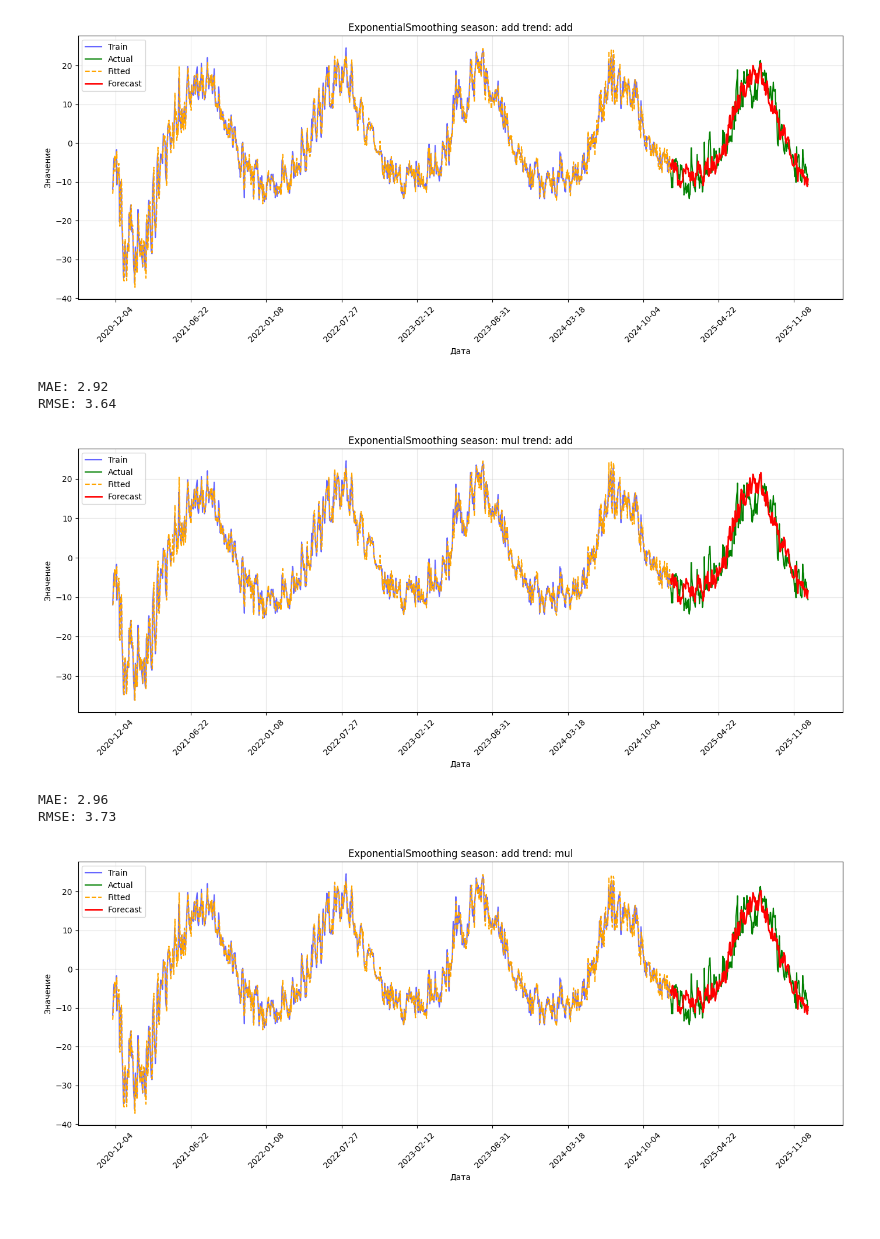
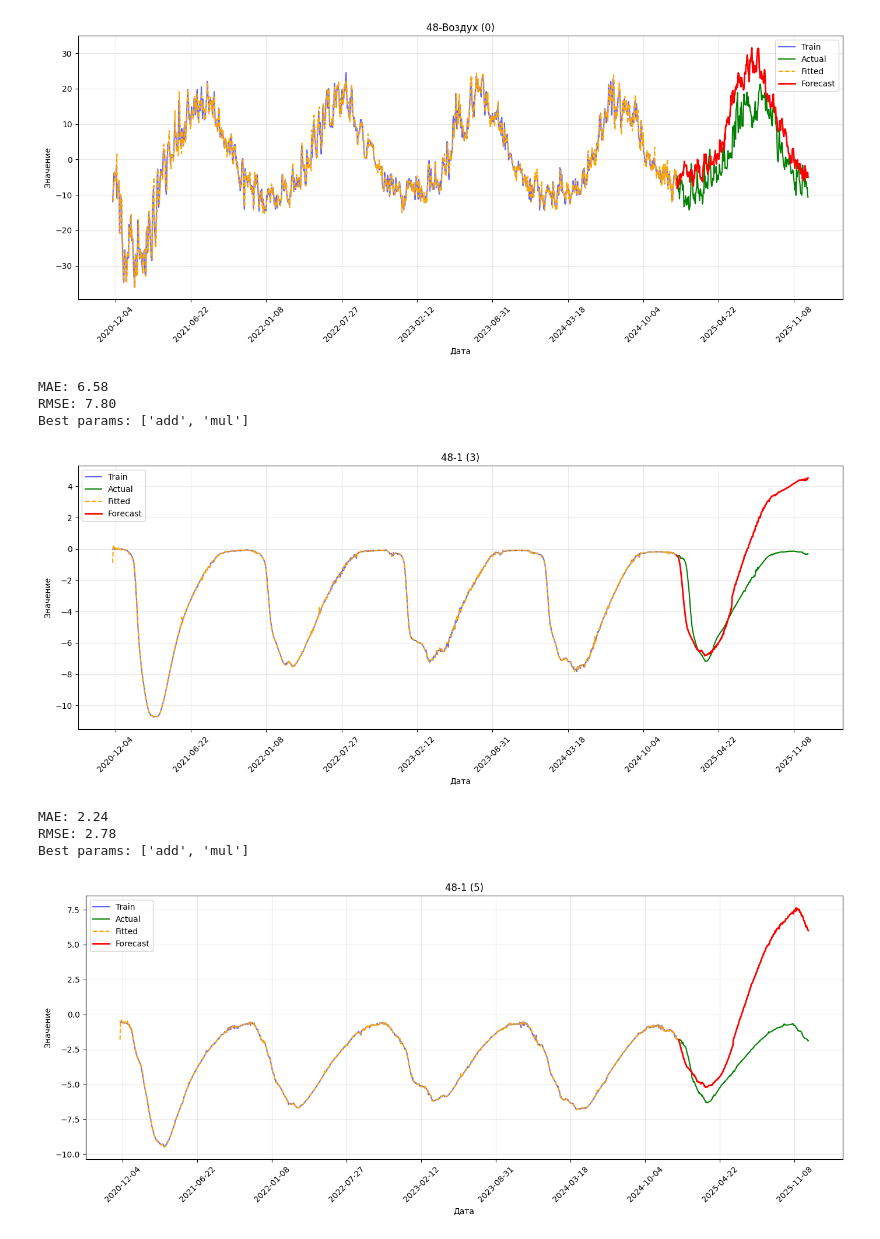
Before and after one commit to mefodyvaulin/ml-salekhard, a Jupyter notebook: exponential_smoothing/es.ipynb, the cells around one changed output. Cells and saved outputs as stored; diff of their text form; code cells hidden in the pictures.

Commit message:
add gridSearch

```diff
--- a/exponential_smoothing/es.ipynb
+++ b/exponential_smoothing/es.ipynb
@@ -40,30 +67,18 @@ X = data
 # %%
 from statsmodels.tsa.holtwinters import ExponentialSmoothing
 
-seasonal_periods = 367
-hole = '48-Воздух (0)'
 date = pd.to_datetime(data['Дата'])
-test_size = 365
+
+test_size = len(data[data['Год'] == 2025])
 train_size = len(data) - test_size
-shift = np.abs(np.min(X[hole][:train_size])) + 1
 
-train, test = X[hole][:train_size], X[hole][train_size:]
-train_shifted = train + shift
-
-for trend in ["add", "mul"]:
-    for season in ["add", "mul"]:
-
-        es = ExponentialSmoothing(
-            train_shifted,
-            seasonal_periods=seasonal_periods,
-            trend=trend,
-            seasonal=season,
-            initialization_method="heuristic",
-        ).fit()
-
-        pred = es.forecast(test_size) - shift
-        fitted = es.fittedvalues - shift
-
-        plot_forecast(train, test, fitted, pred, date, f"ExponentialSmoothing season: {season} trend: {trend}")
-        print_metrics(pred, test)
+for hole in ['48-Воздух (0)','48-1 (3)', '48-1 (5)', '48-1 (10)']:
+    shift = np.abs(np.min(X[hole][:train_size])) + 1
+    train, test = X[hole][:train_size], X[hole][train_size:]
+    train_shifted = train + shift
+    es = grid_search(train_shifted, test)
+    fitted = es.fittedvalues - shift
+    forecast = es.forecast(test_size) - shift
+    plot_forecast(train, test, fitted, forecast, date, hole)
+    print_metrics(forecast, test)
 # %% [output]
@@ -70,7 +86,9 @@ for trend in ["add", "mul"]:
-[figure, old version]
+[figure, new version]
-MAE: 2.92
-RMSE: 3.64
+MAE: 6.58
+RMSE: 7.80
+Best params: ['add', 'mul']
-[figure, old version]
+[figure, new version]
-MAE: 2.96
-RMSE: 3.73
+MAE: 2.24
+RMSE: 2.78
+Best params: ['add', 'mul']
-[figure, old version]
+[figure, new version]
```
Also changed, not shown: parts of 4 cells of this notebook.
